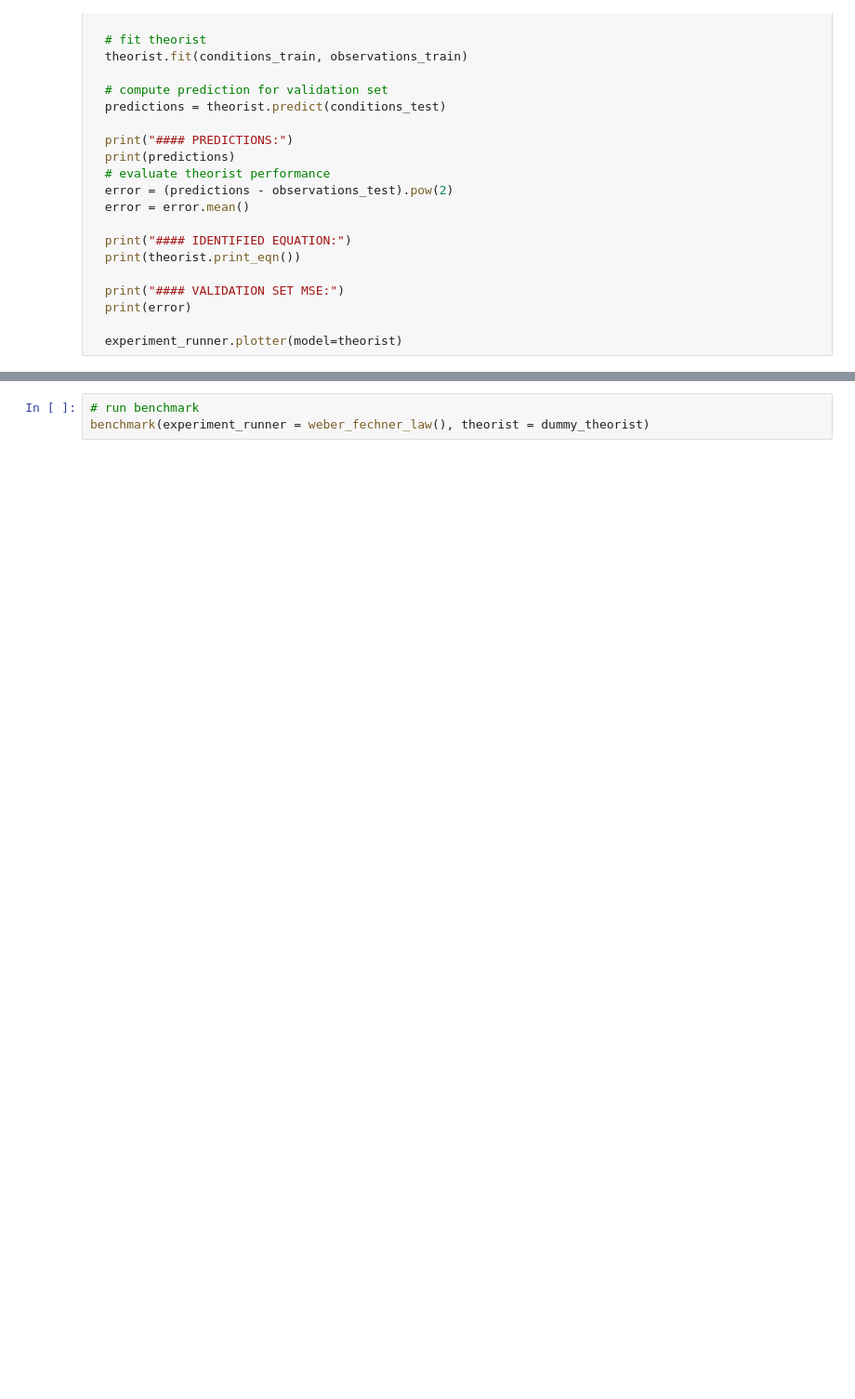
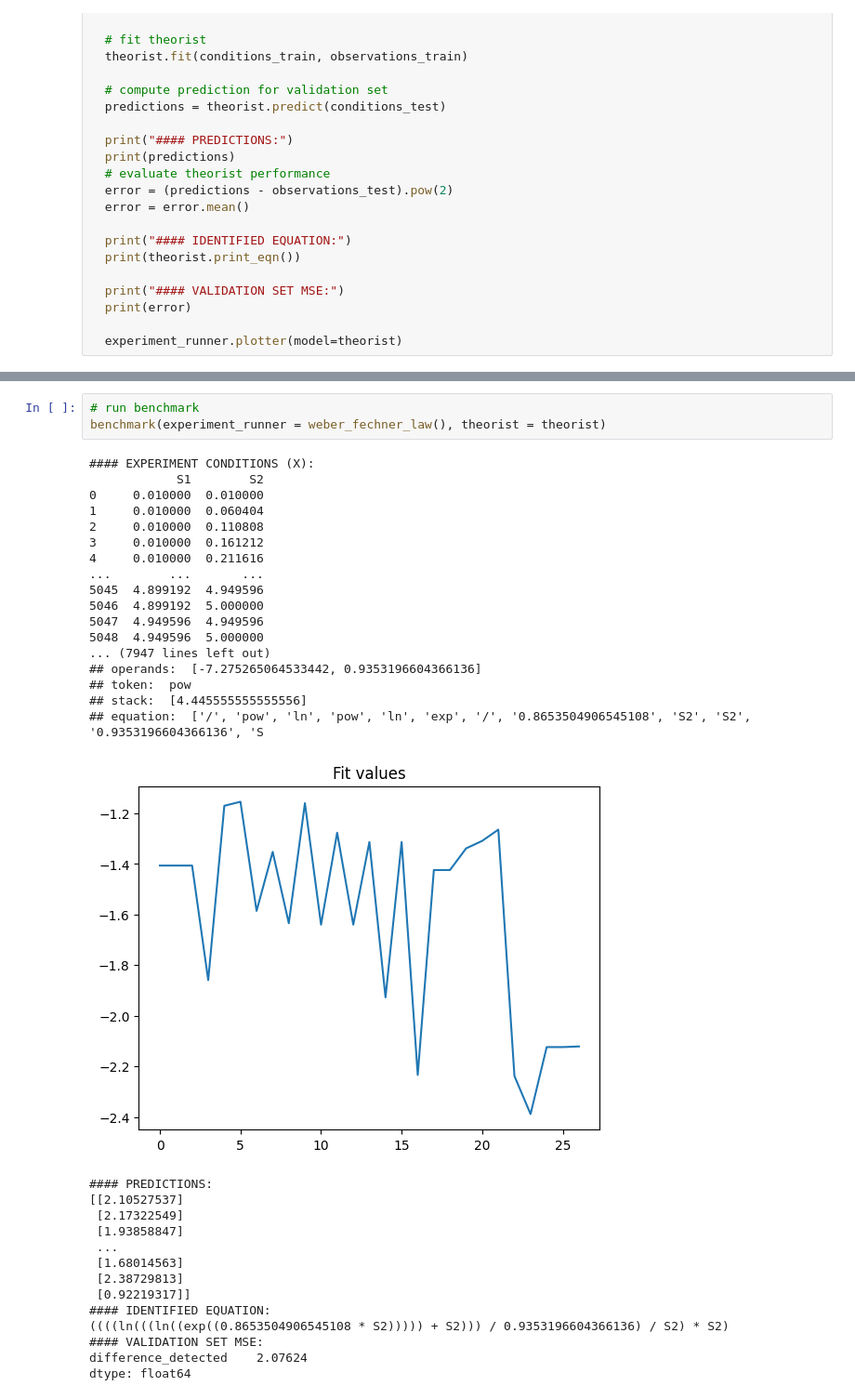
Before and after one commit to MoAljam/autora-theorist-g-1, a Jupyter notebook: docs/Basic Usage.ipynb, the cells around one changed output, grey strips where cells are left out. Shown at 93% size. Saved outputs shown, nothing was run; the diff lists cells and outputs as text; blank space fills up the shorter version.

```diff
--- a/docs/Basic Usage.ipynb
+++ b/docs/Basic Usage.ipynb
@@ -170,3 +190,35 @@ NameError: name 'dummy_theorist' is not defined
 # %%
 # run benchmark
-benchmark(experiment_runner = weber_fechner_law(), theorist = dummy_theorist)
+benchmark(experiment_runner = weber_fechner_law(), theorist = theorist)
+# %% [output]
+#### EXPERIMENT CONDITIONS (X):
+            S1        S2
+0     0.010000  0.010000
+1     0.010000  0.060404
+2     0.010000  0.110808
+3     0.010000  0.161212
+4     0.010000  0.211616
+...        ...       ...
+5045  4.899192  4.949596
+5046  4.899192  5.000000
+5047  4.949596  4.949596
+5048  4.949596  5.000000
+... (7947 lines left out)
+## operands:  [-7.275265064533442, 0.9353196604366136]
+## token:  pow
+## stack:  [4.445555555555556]
+## equation:  ['/', 'pow', 'ln', 'pow', 'ln', 'exp', '/', '0.8653504906545108', 'S2', 'S2', '0.9353196604366136', 'S
+[figure, added]
+#### PREDICTIONS:
+[[2.10527537]
+ [2.17322549]
+ [1.93858847]
+ ...
+ [1.68014563]
+ [2.38729813]
+ [0.92219317]]
+#### IDENTIFIED EQUATION:
+((((ln(((ln((exp((0.8653504906545108 * S2))))) + S2))) / 0.9353196604366136) / S2) * S2)
+#### VALIDATION SET MSE:
+difference_detected    2.07624
+dtype: float64
```
Also changed, not shown: parts of 7 cells of this notebook, 5 other files.
